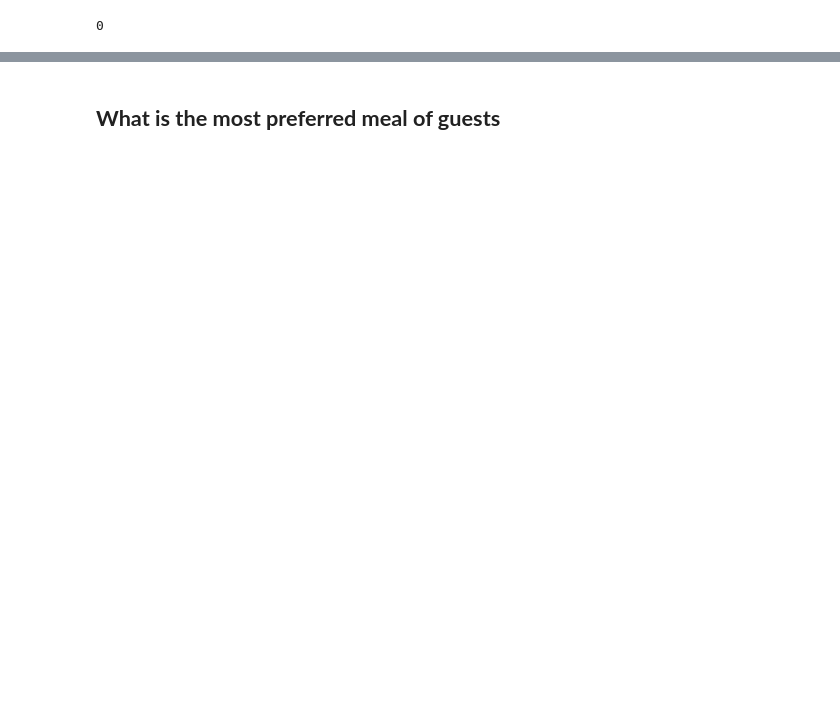
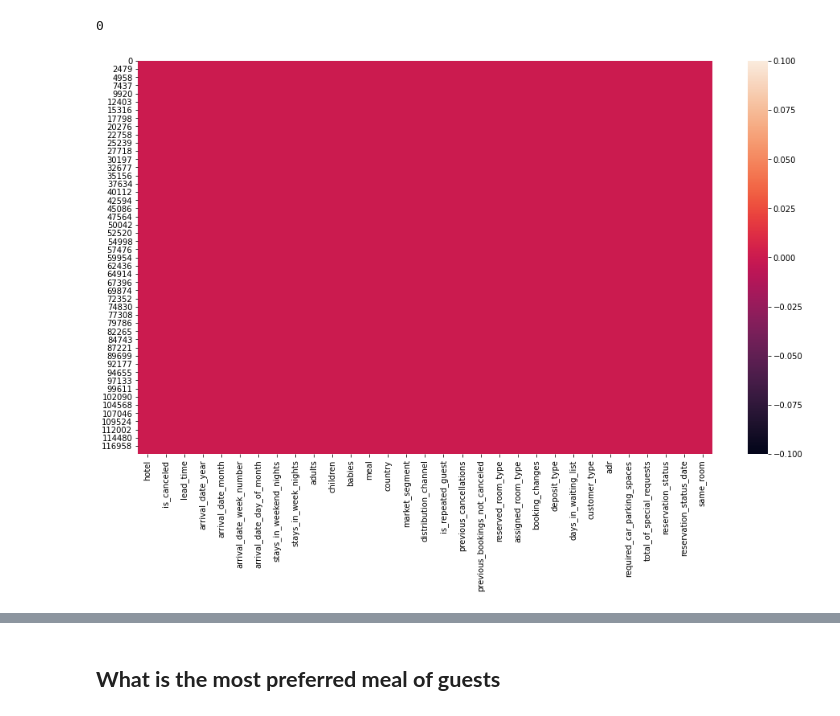
Before and after one commit to rahool010/Hotel-Booking-Analysis, a Jupyter notebook: Hotel_Booking_Analysis_Capstone_Project.ipynb, the cells around one changed output, grey strips where cells are left out. Cells and saved outputs as stored; diff of their text form; code cells hidden in the pictures; blank space fills up the shorter version.

```diff
--- a/Hotel_Booking_Analysis_Capstone_Project.ipynb
+++ b/Hotel_Booking_Analysis_Capstone_Project.ipynb
@@ -101,5 +163,5 @@ plt.show()
 # let's create a new column to indicate
 # 0 - reserved room and assigned room is different
 # 1 - reserved room and assigned room is same
-data['same_room'] = np.where(data['reserved_room_type']==data['assigned_room_type'],'1', '0')
+df['same_room'] = np.where(df['reserved_room_type']==df['assigned_room_type'],'1', '0')
 # %%
@@ -161,3 +198,0 @@ null_cols
-# %%
-# As the dataset contains missing values. There is a need to drop the columns with high missing values
-data.drop(['agent','company'], axis=1, inplace = True)
@@ -167,3 +248,9 @@ data.dropna(how='any',inplace=True)
 data.isnull().sum().sum()
 # %% [output]
 0
+# %%
+plt.figure(figsize=(16,9))
+sns.heatmap(data.isnull())
+plt.show()
+# %% [output]
+[figure, added]
```
Also changed, not shown: parts of 83 cells of this notebook.
